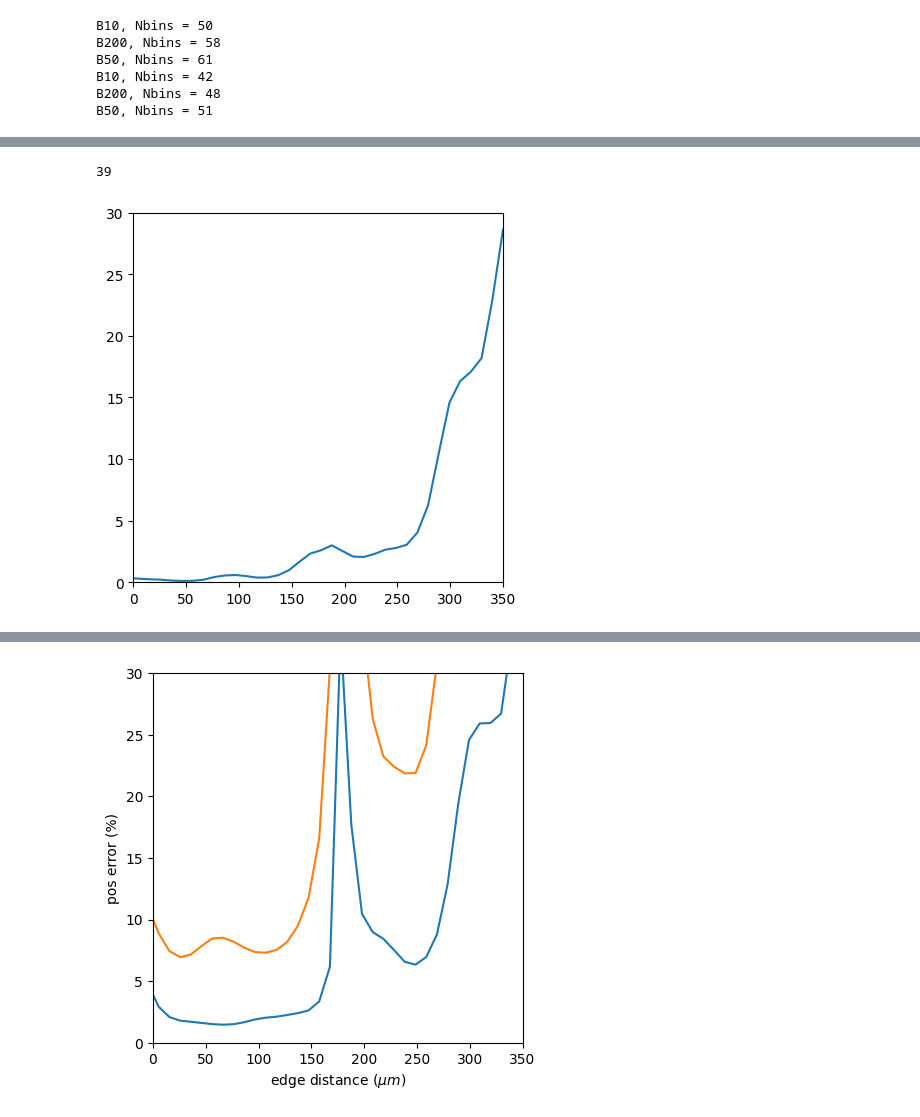
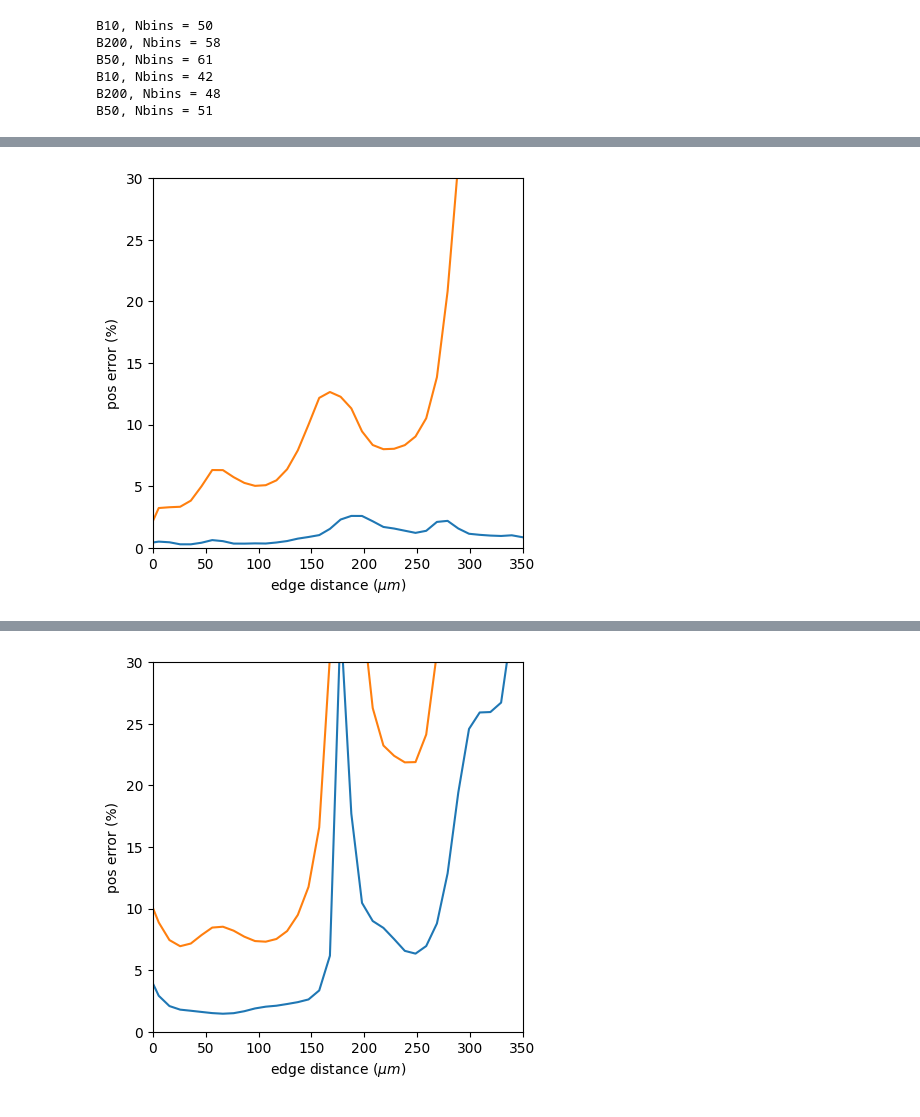
Before and after one commit to idse/signaldecoding, a Jupyter notebook: fig4_IH.ipynb, the cells around one changed output, grey strips where cells are left out. Saved outputs shown, nothing was run; the diff lists cells and outputs as text; code cells hidden in the pictures.

Commit message:
implemented total extrinsic error

```diff
--- a/fig4_IH.ipynb
+++ b/fig4_IH.ipynb
@@ -266,56 +290,6 @@ exp.plotPosError(cond, channel, mode='t')
-# %%
-# extrinsic pos error for signals
-conditionCols = [c for c in exp.positions.values() if c.condition==cond]
-
-# for col in conditionCols:
-#     col.calcRadialProfiles(cellsPerBin=100, overlap=50, dr=8);
-# r = col.radialGrid;
-
-signal_names_perr = signal_names  #['pSMAD1','LEF1'];
-
-conditionProfiles = [c.radialProfiles[signal_names_perr] for c in conditionCols] # signal_names , ['pSMAD1','LEF1','ncYAP','ncSMAD23']
-
-# calculate covariance matrix over colonies for each radial bin
-cube = np.stack([df.values for df in conditionProfiles], axis=0)
-Nbins = cube.shape[1]
-print(Nbins)
-
-cov_matrices = []  # Will hold one covariance matrix per radial bin
-cov_inv = []
-for bin_idx in range(Nbins):
-    # Get data for this row across all DataFrames: shape (num_dataframes, num_columns)
-    bin_data = cube[:, bin_idx, :]
-    # calculate the covariance matrix for the channels
-    # np.cov expects shape (num_columns, num_dataframes), so transpose
-    cov = np.cov(bin_data.T)
-    cov_matrices.append(cov)
-    cov_inv.append(np.linalg.pinv(cov));
-
-cov_matrices = np.stack(cov_matrices,axis=2);
-invcov_matrices = np.stack(cov_inv,axis=2);
-
-# plt.plot(r, 1/np.sqrt(invcov_matrices[0,0,:]))
-# plt.plot(r, exp.radialProfiles_std[cond]['pSMAD1']);
-# plt.plot(r, np.sqrt(cov_matrices[0,0,:]))
-# plt.xlim(0,350)
-# plt.ylim(0,1)
-
-y = exp.radialProfiles[cond][signal_names_perr].apply(lambda col: gaussian_filter1d(col, sigma=sigma))
-dy = y.apply(lambda col: np.gradient(col,r)).to_numpy();
-invcov_matrices = gaussian_filter1d(invcov_matrices, sigma=sigma, axis=2);
-
-perr_tot = np.zeros(Nbins);
-perr_indiv = np.zeros((Nbins, len(signal_names_perr)));
-perr_tot.shape
-
-for k in range(Nbins):
-    perr_tot[k] = 1/np.sqrt(dy[k,:].dot(invcov_matrices[:,:,k].dot(dy[k,:])))*(100/exp.radiusMicron[cond])
-
-plt.plot(r, perr_tot)
-#plt.plot(r, perr_indiv[:,0])
-plt.xlim(0,350)
-plt.ylim(0,30);
-plt.gca().set_box_aspect(1)
-# %% [output]
-39
-[figure, removed]
+# %%
+cond = 'B50'
+channel = 'all_signals'
+exp.plotPosError(cond, channel, mode='et')
+# %% [output]
+[figure, added]
```
Also changed, not shown: parts of 3 cells of this notebook.
